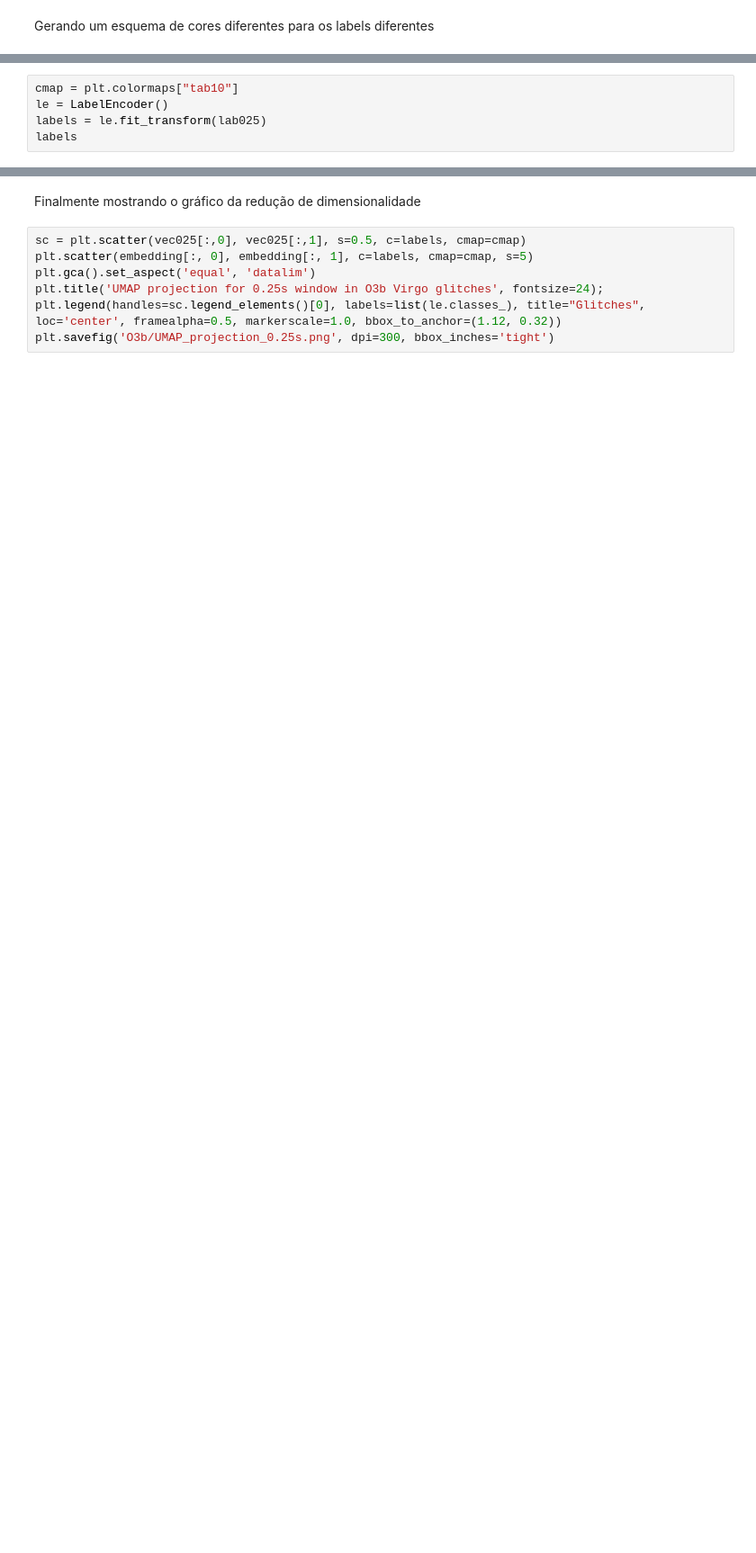
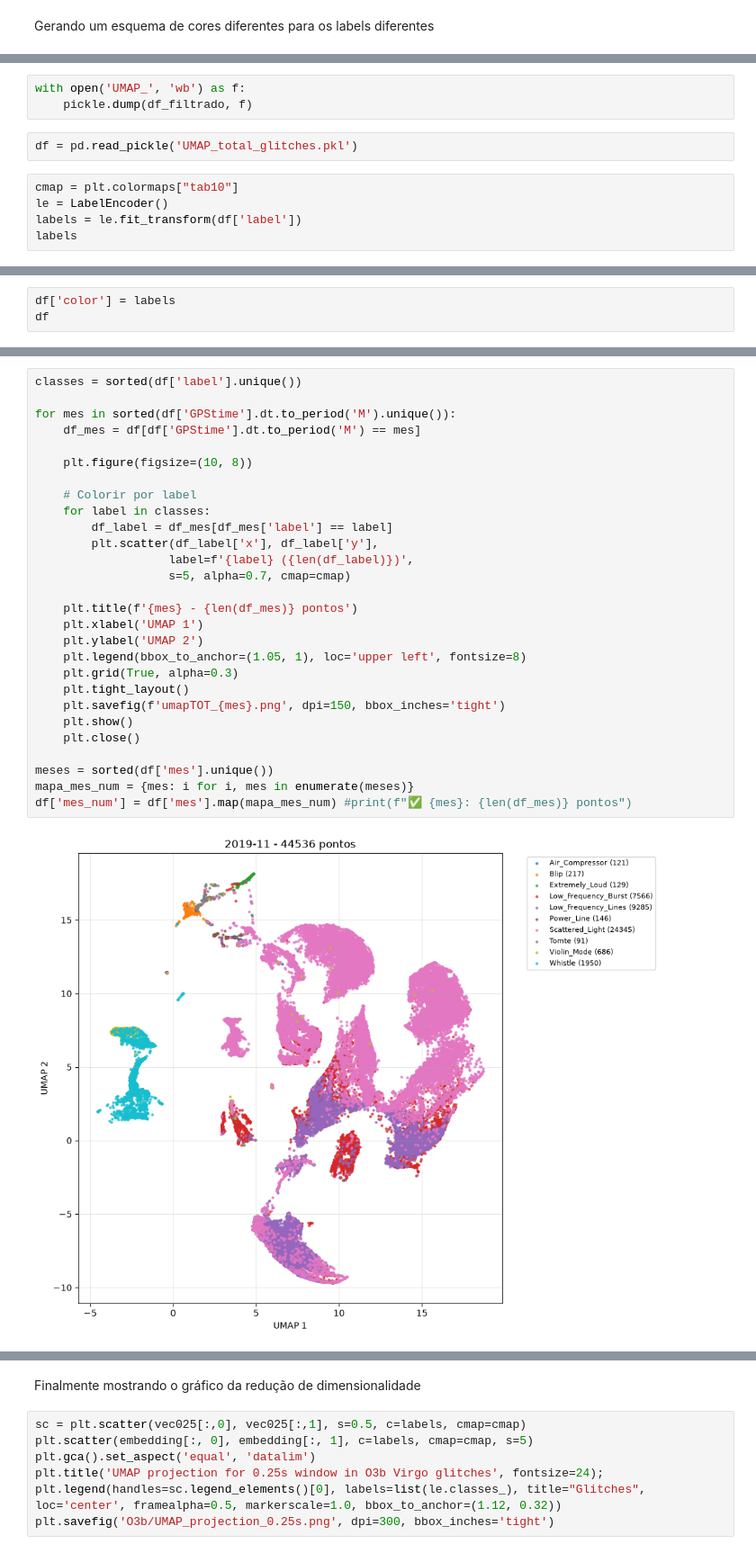
Before and after one commit to Regiley/VirgoBR, a Jupyter notebook: UMAP-vscode.ipynb, the cells around one changed output, grey strips where cells are left out. Shown at 90% size. Saved outputs shown, nothing was run; the diff lists cells and outputs as text; blank space fills up the shorter version.

```diff
--- a/UMAP-vscode.ipynb
+++ b/UMAP-vscode.ipynb
@@ -114,6 +227,11 @@ Gerando um esquema de cores diferentes para os labels diferentes
+# %%
+with open('UMAP_', 'wb') as f:
+    pickle.dump(df_filtrado, f)
+# %%
+df = pd.read_pickle('UMAP_total_glitches.pkl')
 # %%
 cmap = plt.colormaps["tab10"]
 le = LabelEncoder()
-labels = le.fit_transform(lab025)
+labels = le.fit_transform(df['label'])
 labels
 # %% [output]
@@ -132,0 +239,3 @@ array([[0., 0., 0., ..., 0., 0., 0.],
+# %%
+df['color'] = labels
+df
@@ -132,0 +256,30 @@ array([[0., 0., 0., ..., 0., 0., 0.],
+# %%
+classes = sorted(df['label'].unique())
+
+for mes in sorted(df['GPStime'].dt.to_period('M').unique()):
+    df_mes = df[df['GPStime'].dt.to_period('M') == mes]
+
+    plt.figure(figsize=(10, 8))
+
+    # Colorir por label
+    for label in classes:
+        df_label = df_mes[df_mes['label'] == label]
+        plt.scatter(df_label['x'], df_label['y'],
+                   label=f'{label} ({len(df_label)})',
+                   s=5, alpha=0.7, cmap=cmap)
+
+    plt.title(f'{mes} - {len(df_mes)} pontos')
+    plt.xlabel('UMAP 1')
+    plt.ylabel('UMAP 2')
+    plt.legend(bbox_to_anchor=(1.05, 1), loc='upper left', fontsize=8)
+    plt.grid(True, alpha=0.3)
+    plt.tight_layout()
+    plt.savefig(f'umapTOT_{mes}.png', dpi=150, bbox_inches='tight')
+    plt.show()
+    plt.close()
+
+meses = sorted(df['mes'].unique())
+mapa_mes_num = {mes: i for i, mes in enumerate(meses)}
+df['mes_num'] = df['mes'].map(mapa_mes_num) #print(f"✅ {mes}: {len(df_mes)} pontos")
+# %% [output]
+[figure, added]
```
Also changed, not shown: parts of 36 cells of this notebook, 2 other files.
